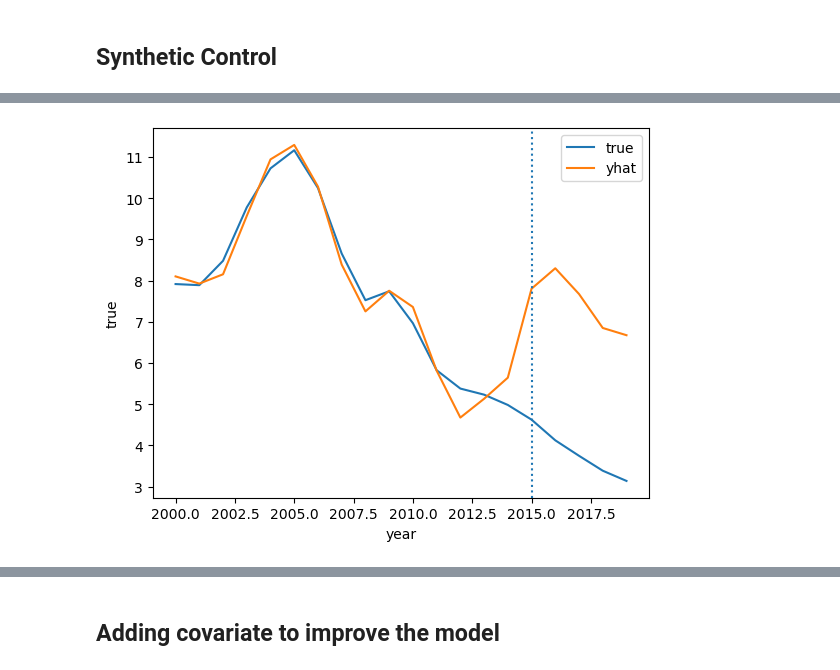
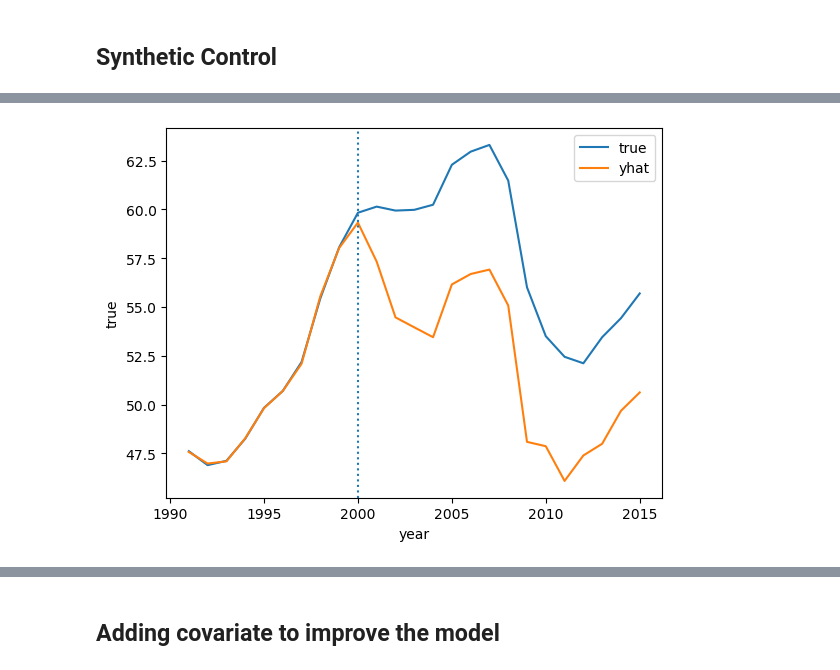
Before and after one commit to S3tuit/jup_lab, a Jupyter notebook: min_wage.ipynb, the cells around one changed output, grey strips where cells are left out. Saved outputs shown, nothing was run; the diff lists cells and outputs as text; code cells hidden in the pictures.

```diff
--- a/min_wage.ipynb
+++ b/min_wage.ipynb
@@ -23,7 +25,10 @@ df.head()
 # %%
+# Rename columns;
+# eg: 1987 [YR1987] --> 1987
+
 df.rename(columns={'Country Name':'name', 'Country Code':'code'}, inplace=True)
 
-df.rename(columns={old_c: new_c for old_c, new_c in zip(df.columns.to_list()[2:], range(1985, 2020))},
+df.rename(columns={old_c: new_c for old_c, new_c in zip(df.columns.to_list()[2:], range(1987, 2016))},
           inplace=True)
 # %%
 df.info()
@@ -48,8 +53,9 @@ memory usage: 2.7+ KB
 # %%
-# Iceland is missing some data from 1985 to 1990
-# I drop it
+# Drop the columns with all missing data
 
-df.drop(columns=[1985,1986,1987,1988,1989,1990], inplace=True)
+df.drop(columns=[1987,1988,1989,1990], inplace=True)
+# %%
+df.drop(0, inplace=True) # drop Germany
 # %%
 df.head()
 # %% [output]
@@ -107,14 +106,15 @@ df.head()
 # %%
-y_co = df.drop(columns='Germany')
-y_tr = df['Germany']
-y_co = y_co[y_co.index >= 2000]
-y_tr = y_tr[y_tr.index >= 2000]
+# Create the 4 dataframe for Synt. Control.
+# pre-treatment, post-treatment, control, treated
 
-y_pre_co = y_co[y_co.index < 2015]
-y_pre_tr = y_tr[y_tr.index < 2015]
+y_co = df.drop(columns='Ireland')
+y_tr = df['Ireland']
 
-y_post_co = y_co[y_co.index >= 2015]
-y_post_tr = y_tr[y_tr.index >= 2015]
+y_pre_co = y_co[y_co.index < 2000]
+y_pre_tr = y_tr[y_tr.index < 2000]
+
+y_post_co = y_co[y_co.index >= 2000]
+y_post_tr = y_tr[y_tr.index >= 2000]
 # %%
 from sklearn.linear_model import LinearRegression
 
@@ -129,15 +129,15 @@ array([ 0.307, -0.679,  0.617,  0.827, -0.675, -0.301,  1.086,  0.607])
 # %%
 y0_hat = y_co.dot(weights_lr)
 df_plot = pd.DataFrame({'year':y_co.index, 'true':y_tr, 'yhat':y0_hat})
 
 fig, ax = plt.subplots()
 
 for c in ['true','yhat']:
     sns.lineplot(data=df_plot, x='year', y=c, label=c, ax=ax)
 
-plt.axvline(x=2015, linestyle=':');
+plt.axvline(x=2000, linestyle=':');
 # %% [output]
-[figure, old version]
+[figure, new version]
 # %%
 from sklearn.base import BaseEstimator, RegressorMixin
 from sklearn.utils.validation import (check_X_y, check_array,
```
Also changed, not shown: parts of 35 cells of this notebook.
